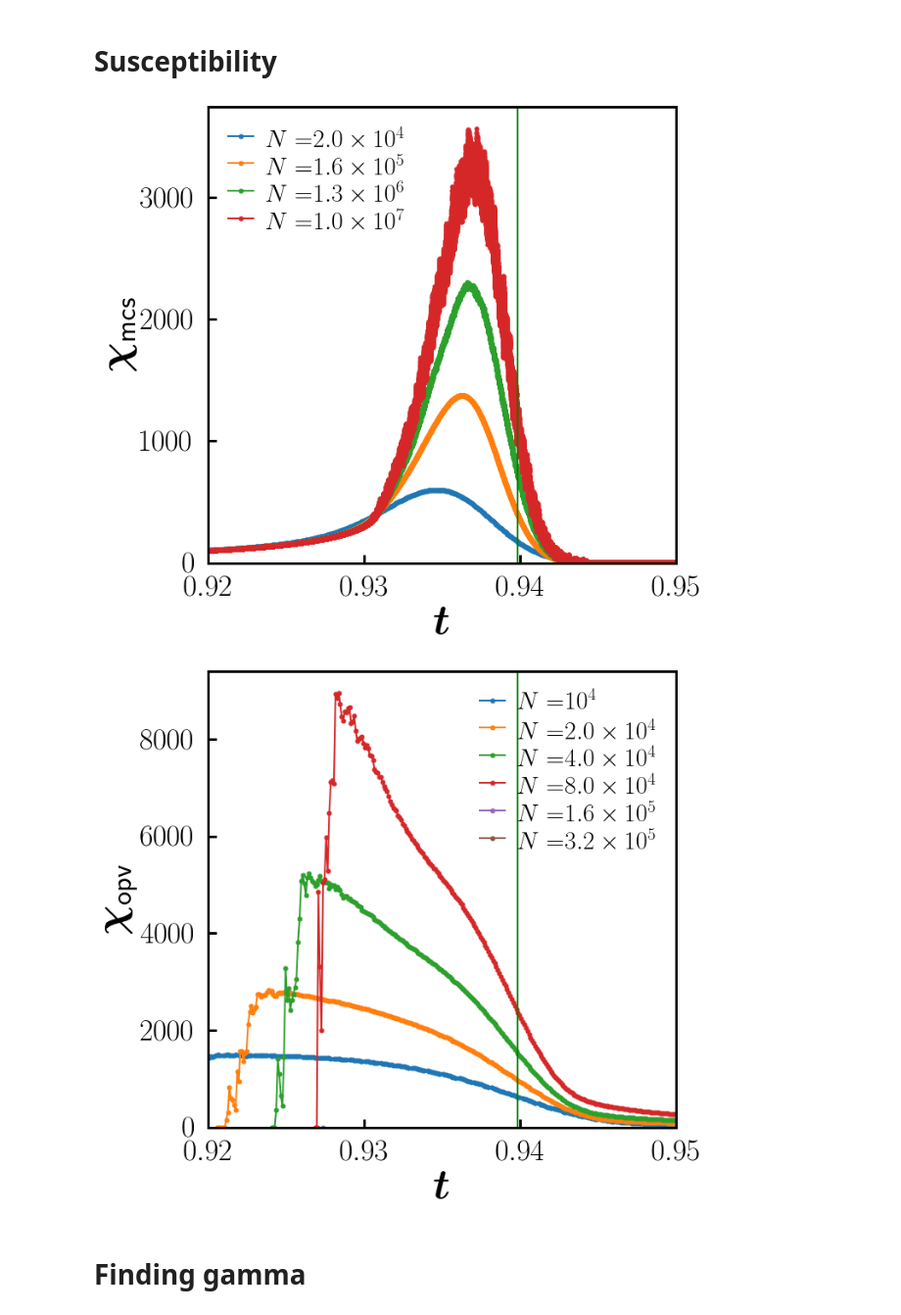
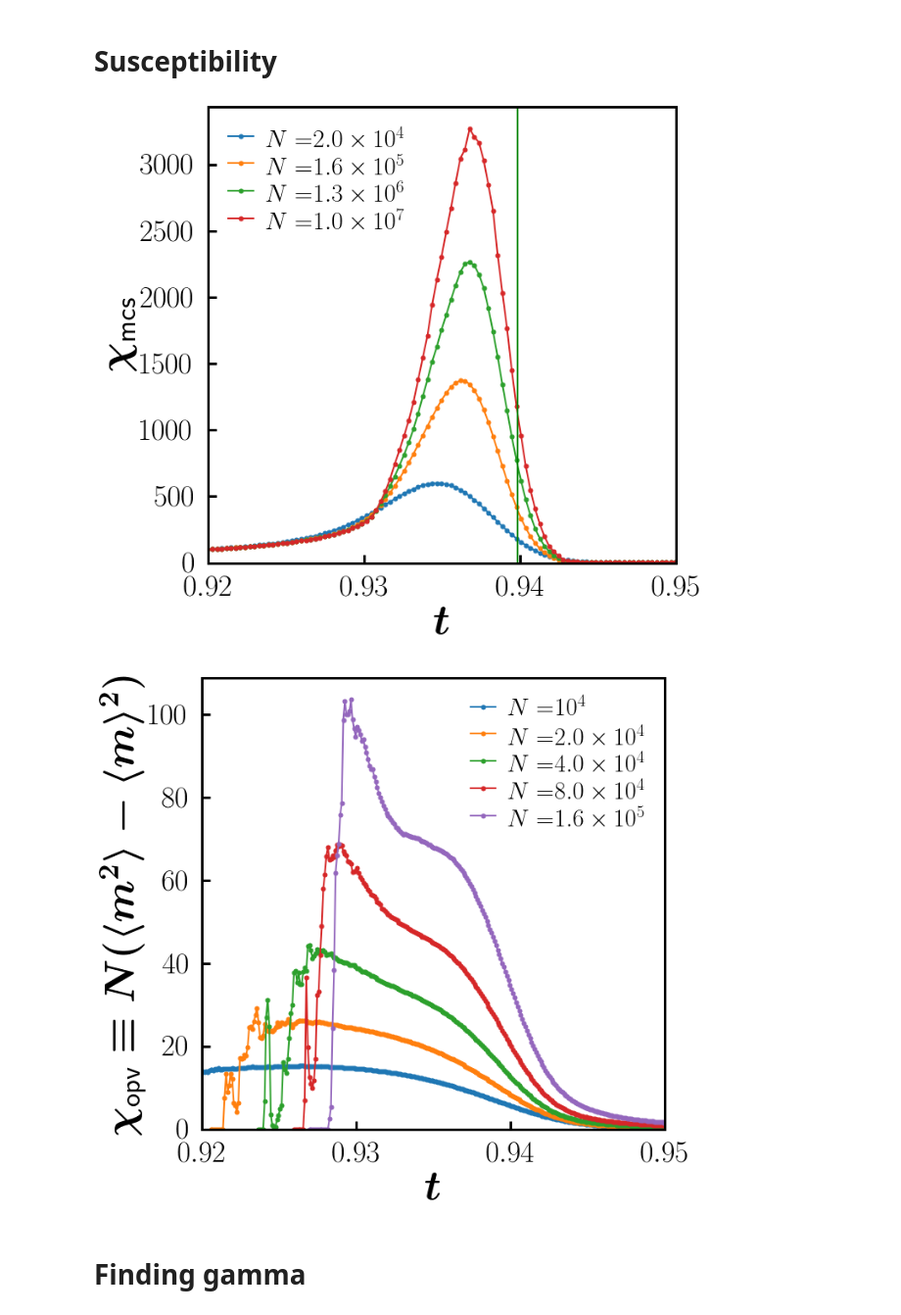
Before and after one commit to hoyunchoi/mBFW, a Jupyter notebook: src/exponents.ipynb, the cells around one changed output. Shown at 98% size. Saved outputs shown, nothing was run; the diff lists cells and outputs as text; code cells hidden in the pictures.

```diff
--- a/src/exponents.ipynb
+++ b/src/exponents.ipynb
@@ -31,6 +29,5 @@ interEventTime_orderParameter = {}
 # %%
-# for networkSize in networkSizeList:
-for networkSize in [10000, 20000, 40000, 80000, 160000, 320000]:
+for networkSize in networkSizeList:
 # for networkSize in [10240000]:
     time[networkSize] = np.arange(0.0, 1.0, 1/networkSize)
     # for acceptanceThreshold in acceptanceThresholdList:
@@ -44,9 +41,11 @@ for networkSize in [10000, 20000, 40000, 80000, 160000, 320000]:
         # interEventTime[current] = rd.read("interEventTime", networkSize, acceptanceThreshold)
         netOrderParameter[current] = {}
         netOrderParameterVariance[current] = {}
-        for state in ["sub", "super"]:
-            netOrderParameter[current][state] = rd.read("netOrderParameter", networkSize, acceptanceThreshold, state)
-            netOrderParameterVariance[current][state] = rd.read("netOrderParameterVariance", networkSize, acceptanceThreshold, state)
+        for accumulate in ["", "12", "78"]:
+            for state in ["sub", "super"]:
+                netOrderParameter[current][accumulate + state] = rd.read("netOrderParameter", networkSize, acceptanceThreshold, accumulate + state)
+                netOrderParameterVariance[current][accumulate + state] = rd.read("netOrderParameterVariance", networkSize, acceptanceThreshold, accumulate + state)
+
         # singleOrderParameter[current] = rd.read("singleOrderParameter", networkSize, acceptanceThreshold)
         #* ---------------------------------------------------------
         # orderParameterDist_t[current] = rd.extractRepeater("orderParameterDist", networkSize, acceptanceThreshold)
@@ -68,8 +180,8 @@ ax.set_rasterized(True)
 def plotMCS(acceptanceThreshold):
     for networkSize in [20000, 160000, 1280000, 10240000]:
         current = networkSize, acceptanceThreshold
-        # t, chi = avgLinBin(time[networkSize], meanClusterSize[current], delta=3e-4)
-        t, chi = time[networkSize], meanClusterSize[current]
+        t, chi = avgLinBin(time[networkSize], meanClusterSize[current], delta=3e-4)
+        # t, chi = time[networkSize], meanClusterSize[current]
         ax.plot(t, chi, 'o-', label=latex_string("N=") + latex_sci(networkSize, 1), markersize=5, linewidth=2)
     ax.set_xlabel(latex_bold_string("t"))
     ax.set_ylabel(latex_bold_string("\chi_\\text{mcs}"))
@@ -84,31 +196,40 @@ ax.plot([t_c,t_c], [0, 10000], 'g-', linewidth=2)
 
 fig.show()
 # %% [output]
-[figure, old version]
+[figure, new version]
 # %%
 fig, ax = plt.subplots()
 ax.set_rasterized(True)
 
-def plotMCS(acceptanceThreshold):
-    for networkSize in [10000, 20000, 40000, 80000, 160000, 320000]:
-        current = networkSize, acceptanceThreshold
-        net_t, net_chi = netOrderParameterVariance[current]["super"]
-        t, chi = avgLinBin(net_t/networkSize, net_chi, delta=1e-4)
-        # t, chi = avgLinBin(time[networkSize], np.nan_to_num(orderParameterVariance[current], 0), delta=3e-4)
-        ax.plot(t, chi, 'o-', label=latex_string("N=") + latex_sci(networkSize, 1), markersize=5, linewidth=2)
-    ax.set_xlabel(latex_bold_string("t"))
-    ax.set_ylabel(latex_bold_string("\chi_\\text{opv}"))
-    ax.set_xlim(chi_plotRange[acceptanceThreshold])
-    ax.set_ylim(bottom = 0)
-    ax.legend(loc="best", fontsize=30)
 
-plotMCS(0.5)
-t_c = points[current]["t_c"]
-ax.plot([t_c,t_c], [0, 5e6], 'g-', linewidth=2)
+def plotOPV(networkSize):
+    current = networkSize, acceptanceThreshold
+    t, chi = avgLinBin(time[networkSize], np.nan_to_num(orderParameterVariance[current], 0.0))
+    ax.plot(t, chi, 'k-', label=latex_string("N=") + latex_sci(networkSize, 1), linewidth=2)
+
+def plotNetOPV(networkSize):
+    current = networkSize, acceptanceThreshold
+    t,chi = avgLinBin(*netOrderParameterVariance[current]["78super"], min_val=0, max_val=networkSize-1, delta=networkSize*1e-4)
+    ax.plot(t/networkSize, chi, 'o-', label=latex_string("N=") + latex_sci(networkSize, 1), markersize=5, linewidth=2)
+
+# plotOPV(10000)
+plotNetOPV(10000)
+plotNetOPV(20000)
+plotNetOPV(40000)
+plotNetOPV(80000)
+plotNetOPV(160000)
+
+
+# ax.plot([t_c,t_c], [0, 2e6], 'g-', linewidth=2)
+ax.set_xlabel(latex_bold_string("t"))
+ax.set_ylabel(latex_bold_string("\chi_\\text{opv} \equiv N(\langle m^2\\rangle - \langle m \\rangle ^2)"))
+ax.set_xlim(chi_plotRange[acceptanceThreshold])
+ax.set_ylim(bottom = 0)
+ax.legend(loc="best", fontsize=30)
 
 fig.show()
 # %% [output]
-[figure, old version]
+[figure, new version]
 # %% [markdown]
 # Finding gamma
 # %%
```
Also changed, not shown: parts of 10 cells of this notebook, 7 other files.
